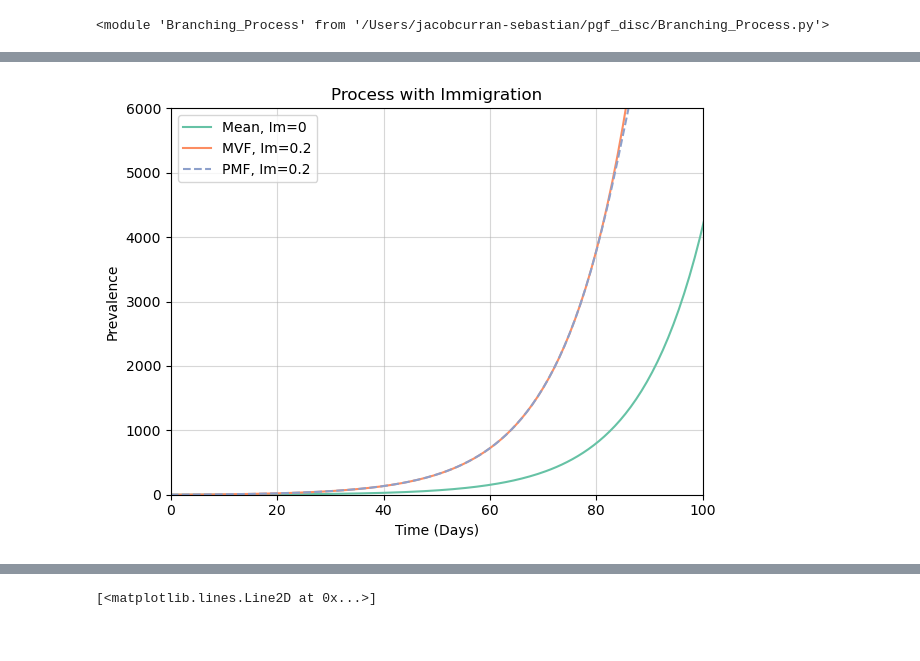
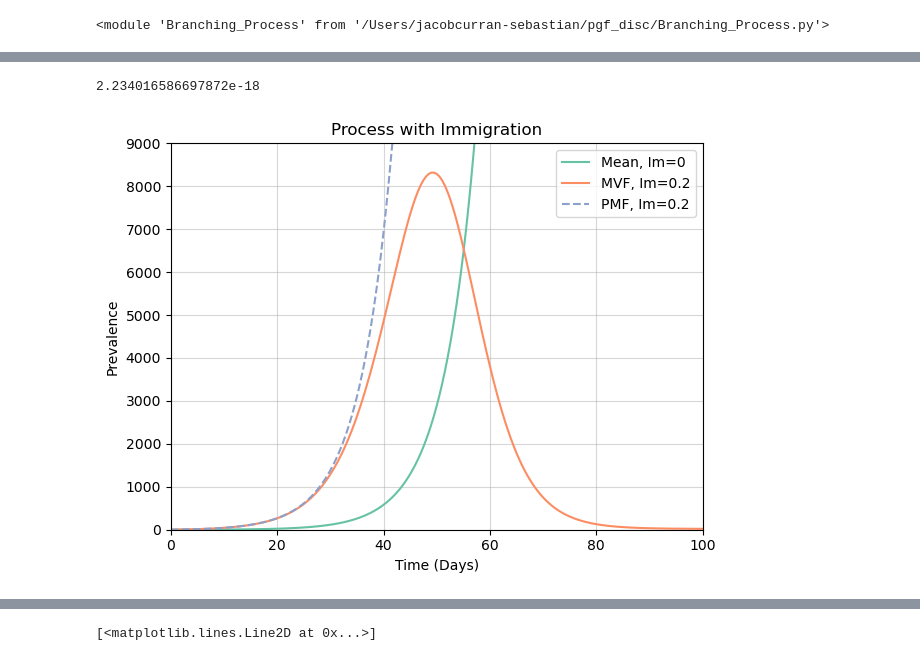
Before and after one commit to JCurran-Sebastian/CMJ_Branching, a Jupyter notebook: Outbreak_with_immigration.ipynb, the cells around one changed output, grey strips where cells are left out. Saved outputs shown, nothing was run; the diff lists cells and outputs as text; code cells hidden in the pictures.

```diff
--- a/Outbreak_with_immigration.ipynb
+++ b/Outbreak_with_immigration.ipynb
@@ -153,0 +157,9 @@ Runs in 1273.1688299179077 seconds on 6 cores
+# %%
+beep = np.zeros_like(time)
+for i in range(nsteps):
+    beep[i] = (1-(np.cumsum(pmf_immigration[:50, i]))[-1]) #
+fpt = bp.FirstPassageTime(pmf_immigration, 100, time)
+plt.grid(alpha = 0.5)
+plt.plot(time[:200], np.gradient(beep[:200], time_step))
+plt.plot(time[:200], fpt[:200])
+#plt.ylim([0, np.max(beep)*(1.02)])
@@ -184,13 +199,13 @@ def quick_mean(N, Delta, G, V, rho, BH = False, count = None, immigration = None
     #return fhat
     return np.diagonal(fhat)
 
-quick_mn = quick_mean(nsteps, time_step, lifetime, infectiousness, Rt, count = 'prev')
+quick_mn = quick_mean(nsteps, time_step, lifetime, infectiousness, R_constant, count = 'prev')
 # %%
 def foi_t(t, time_step = time_step):
-    return Rt(t) * (infectiousness(t) - infectiousness(t-time_step)) * (1 - lifetime(t, 0))
+    return R_constant(t) * (infectiousness(t) - infectiousness(t-time_step)) * (1 - lifetime(t, 0))
 
-im_switch = 0
-N = 10000
+im_switch = 1
+N = 50000
 print('This gets dodgy from I = ' + str(int(np.sqrt(N))))
 i0 = 1/N
 s0 = (1-i0)
@@ -223,12 +238,26 @@ for n in tqdm(range(1, nsteps)):
     if im_switch:
         new_inc =  start +(sus[n-1]/N) *  np.sum(foi_t(time[:]) * integral_inc[:, n]) + const_immigration(time[n])#exp_dist_immigration(time)[n]
     else:
-        new_inc =  start + np.sum(foi_t(time[:]) * integral_inc[:, n]) + const_immigration(time[n])#exp_dist_immigration(time)[n]
-
+        new_inc =  start + np.sum(foi_t(time[:]) * integral_inc[:, n]) + sp.integrate.quad(const_immigration, time[n-1], time[n])[0] / time_step #(exp_immigration(time[n-1])-exp_immigration(time[n]))/(eta*time_step)
     incidence[n] = new_inc
     integral_inc += np.diag(new_inc*np.ones_like(np.diag(integral_inc, n)), n)
 
     new_prev[n] = start_prev + np.sum(((integral_inc[:, n])) * (1-lifetime(time, 0)))
 
     sus[n] = sus[n-1] - new_inc
+
+mn_immigration = bp.mean_pmf(pmf_immigration)
+
+plt.grid(alpha = 0.5)
+plt.plot(time, quick_mn[:-1], label = 'Mean, Im=0')
+plt.plot(time, new_prev, label = 'MVF, Im=0.2')
+plt.plot(time, mn_immigration[:-1] , '--', label = 'PMF, Im=0.2')
+#plt.plot(time, time, '.')
+plt.legend()
+#plt.xlim([0, 100])
+plt.ylim([0, 6000])
+plt.ylabel('Prevalence')
+plt.xlabel('Time (Days)')
+plt.title('Process with Immigration')
+plt.tight_layout()
 # %% [output]
@@ -236,22 +266,25 @@ This gets dodgy from I = 100
 # %%
 #mn_test = bp.mean_pmf(pmf_test)
-mn_immigration = bp.mean_pmf(pmf_immigration)
+
+(exp_immigration(time[n-1])-exp_immigration(time[n]))/eta
+# %% [output]
+2.234016586697872e-18
 # %%
 plt.grid(alpha = 0.5)
 plt.plot(time, quick_mn[:-1], label = 'Mean, Im=0')
 plt.plot(time, new_prev, label = 'MVF, Im=0.2')
 plt.plot(time, mn_immigration[:-1] , '--', label = 'PMF, Im=0.2')
 #plt.plot(time, time, '.')
 plt.legend()
 plt.xlim([0, 100])
-plt.ylim([0, 6000])
+plt.ylim([0, 9000])
 plt.ylabel('Prevalence')
 plt.xlabel('Time (Days)')
 plt.title('Process with Immigration')
 plt.tight_layout()
-plt.savefig('Figures/Immigration_comparison.png')
+#plt.savefig('Figures/Immigration_comparison.png')
 # %% [output]
-[figure, old version]
+[figure, new version]
 # %%
 
 beep = np.zeros_like(time)
```
Also changed, not shown: parts of 5 cells of this notebook, 3 other files.
